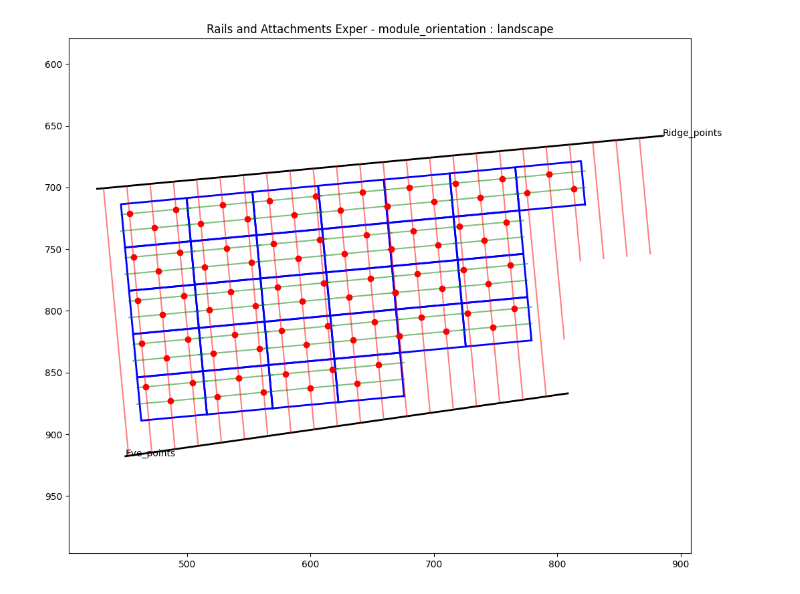
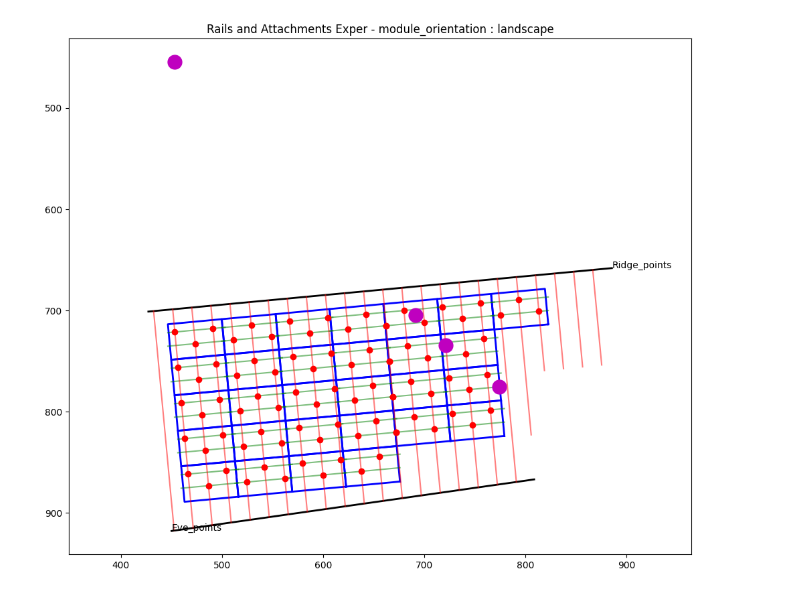
Before and after one commit to anandrajB/polygon-experiments, a Jupyter notebook: rafter_rails_2.ipynb, the cells around one changed output. Saved outputs shown, nothing was run; the diff lists cells and outputs as text; code cells hidden in the pictures.

Commit message:
updated points

```diff
--- a/rafter_rails_2.ipynb
+++ b/rafter_rails_2.ipynb
@@ -478,7 +512,6 @@ class PlaceRailsAndAttachment:
     ridge_points: list
     eve_points: list
     rafter_lines: list
-    firesetback_points: list
     row_count : int
     module_orientation: Optional[str] = None
 
@@ -551,6 +584,7 @@ class PlaceRailsAndAttachment:
         for  poly_idx , polygon in enumerate(self.polygons):
             # Get x and y ranges for the polygon
             """ this is drawing parallel lines per polygon nased on the ridge angle axis"""
+
             x_coords, y_coords = polygon.exterior.xy
             poly_min_x = min(x_coords)
             poly_max_x = max(x_coords)
@@ -588,17 +622,20 @@ class PlaceRailsAndAttachment:
 
     def h_v_intersections(self) -> list:
         h_v_intersections_points : list = []
+
+        first_and_last_points : list = []
         sorted_polygons = sorted(self.polygons, key= lambda poly: min(x for x, y in poly.exterior.coords))
 
         min_x_polygon = sorted_polygons[:self.row_count]
         max_x_polygon = sorted_polygons[-self.row_count:]
+        polygon_intersections = {poly_idx: [] for poly_idx in range(len(self.polygons))}
 
         for poly_idx , polygon in enumerate(self.polygons):
             for h_idx , h_line in enumerate(self.horizontal_lines):
                 for v_idx , v_line in enumerate(self.vertical_lines):
                     h_v_point = h_line.intersection(v_line)
                     if not h_v_point.is_empty and polygon.contains(h_v_point):
-
+                        polygon_intersections[poly_idx].append((h_v_point.x, h_v_point.y))
 
 
                         """ for resistor type pattern getss the even and odd divisors from each line intersections"""
@@ -610,33 +647,80 @@ class PlaceRailsAndAttachment:
                             h_v_intersections_points.append((h_v_point.x, h_v_point.y))
 
 
-                        # QUICKFIX
-                        # RECHECK : for max x poly and max y poly
-                        """
-                        # NOTE: the row information required for this last and first polygon information , since max and min points not working
-                        row points required
-                        # APPROACH : taking the min x and max x coordinates on each row , based on that getting the plane's points
-                        # for first and last point intersection :: need to figure out
-                        """
 
-                        # for max_poly_idx , max_x_poly in enumerate(max_x_polygon , start = 1):
-                        #     if max_x_poly.contains(h_v_point):
+        for row_idx in range(self.row_count):
+            row_data = row_information.get(f'row_{row_idx+1}')
+            if row_data:
+                first_row_polygon = Polygon(row_data.get('first_row'))
+                last_row_polygon = Polygon(row_data.get('last_row'))
 
-                        #         if (v_idx % 2 == 1):
-                        #             h_v_intersections_points.append((h_v_point.x, h_v_point.y))
+                first_poly_idx = None
+                last_poly_idx = None
+                for poly_idx, poly in enumerate(self.polygons):
+                    if poly == first_row_polygon:
+                        first_poly_idx = poly_idx
+                    if poly == last_row_polygon:
+                        last_poly_idx = poly_idx
+
+                if first_row_polygon :
+
+                    sorted_first_row_points = sorted(polygon_intersections[first_poly_idx], key=lambda point: point[0])
+                    first_two_points = sorted_first_row_points[:2]
+                    first_and_last_points.append(first_two_points)
+
+        return h_v_intersections_points , first_and_last_points
 
 
 
-                        # for min_x_poly in min_x_polygon:
-                        #     if min_x_poly.contains(h_v_point):
 
-                        #         if (v_idx % 2 == 0 ):
-                        #             h_v_intersections_points.append((h_v_point.x, h_v_point.y))
+    # def h_v_intersections(self) -> list:
+    #     h_v_intersections_points: list = []
+    #     first_and_last_points: list = []
 
+    #     # Sort polygons by minimum x-coordinate (top to bottom in this tilted layout)
+    #     sorted_polygons = sorted(self.polygons, key=lambda poly: min(x for x, y in poly.exterior.coords))
+    #     first_polygon = sorted_polygons[0]  # Topmost polygon
+    #     last_polygon = sorted_polygons[-1]  # Bottommost polygon
 
-        return h_v_intersections_points
+    #     # Dictionary to store intersection points for each polygon
+    #     polygon_intersections = {poly_idx: [] for poly_idx in range(len(self.polygons))}
 
+    #     # Step 1: Collect all intersection points for each polygon
+    #     for poly_idx, polygon in enumerate(self.polygons):
+    #         for h_idx, h_line in enumerate(self.horizontal_lines):
+    #             for v_idx, v_line in enumerate(self.vertical_lines):
+    #                 h_v_point = h_line.intersection(v_line)
+    #                 if not h_v_point.is_empty and polygon.contains(h_v_point):
+    #                     # Store the intersection point with its coordinates
+    #                     polygon_intersections[poly_idx].append((h_v_point.x, h_v_point.y))
 
+    #                     # Existing logic for other intersection points (red dots)
+    #                     if (h_idx % 2 == 0 and v_idx % 2 == 0):
+    #                         h_v_intersections_points.append((h_v_point.x, h_v_point.y))
+    #                     if (h_idx % 2 == 1 and v_idx % 2 == 1):
+    #                         h_v_intersections_points.append((h_v_point.x, h_v_point.y))
+
+    #     # Step 2: Process the first and last polygons
+    #     # First polygon (topmost row): Take the first two points (leftmost by x-coordinate)
+    #     if 0 in polygon_intersections and polygon_intersections[0]:  # Check if the first polygon has intersection points
+    #         # Sort by x-coordinate (increasing)
+    #         sorted_first_points = sorted(polygon_intersections[0], key=lambda point: point[0])
+    #         # Take the first two points (leftmost)
+    #         first_two_points = sorted_first_points[-2:]
+    #         first_and_last_points.extend(first_two_points)
+    #         print(f"First polygon points (leftmost): {first_two_points}")
+
+    #     # Last polygon (bottommost row): Take the last two points (rightmost by x-coordinate)
+    #     last_poly_idx = len(self.polygons) - 1
+    #     if last_poly_idx in polygon_intersections and polygon_intersections[last_poly_idx]:  # Check if the last polygon has intersection points
+    #         # Sort by x-coordinate (increasing)
+    #         sorted_last_points = sorted(polygon_intersections[last_poly_idx], key=lambda point: point[0])
+    #         # Take the last two points (rightmost)
+    #         last_two_points = sorted_last_points[:2]
+    #         first_and_last_points.extend(last_two_points)
+    #         print(f"Last polygon points (rightmost): {last_two_points}")
+
+    #     return h_v_intersections_points, first_and_last_points
 
 
 
@@ -645,7 +729,7 @@ class PlaceRailsAndAttachment:
     def plot(self):
         plt.figure(figsize=(12,10))
 
-        h_v_intersection_points =  self.h_v_intersections()
+        h_v_intersection_points , first_and_last_points =  self.h_v_intersections()
 
 
         # Plot polygons
@@ -683,6 +767,10 @@ class PlaceRailsAndAttachment:
         for point in h_v_intersection_points:
             plt.plot(point[0], point[1], 'ro', markersize=6)
 
+
+
+        for points in first_and_last_points:
+            plt.plot(points[0], points[1], 'mo', markersize=15)
         # # Set plot limits
         # COMMENT: add plot limits to the fig size (not recommended for the getting points for canvas draw)
         x_values = [coord[0] for poly in self.polygon_coords for coord in poly] + \
@@ -720,32 +808,31 @@ class PlaceRailsAndAttachment:
         }
 
 module_orientation = "landscape"
 polygon_coords = lancscape_coords if module_orientation == 'landscape' else portrait_corods
 
 object = PlaceRailsAndAttachment(
     polygon_coords=polygon_coords,
     ridge_points=ridge_points,
     eve_points=eve_points,
     rafter_lines=rafter_lines,
-    firesetback_points=after_set_back_points,
     module_orientation='landscape',
     row_count = 5
 ).main()
 
 
 
 # print(object['rail_lines'])
 # print(object['rails_rafter_intersection'])
 
 
 # if __name__ == '__main__':
 #     PlaceRailsAndAttachment(
 #         polygon_coords=polygon_coords,
 #         ridge_points=ridge_points,
 #         eve_points=eve_points,
 #         rafter_lines=rafter_lines,
 #         firesetback_points=after_set_back_points,
 #         module_orientation='landscape'
 #     ).main()
 # %% [output]
-[figure, old version]
+[figure, new version]
```
Also changed, not shown: parts of 1 cell of this notebook, 2 other files.
